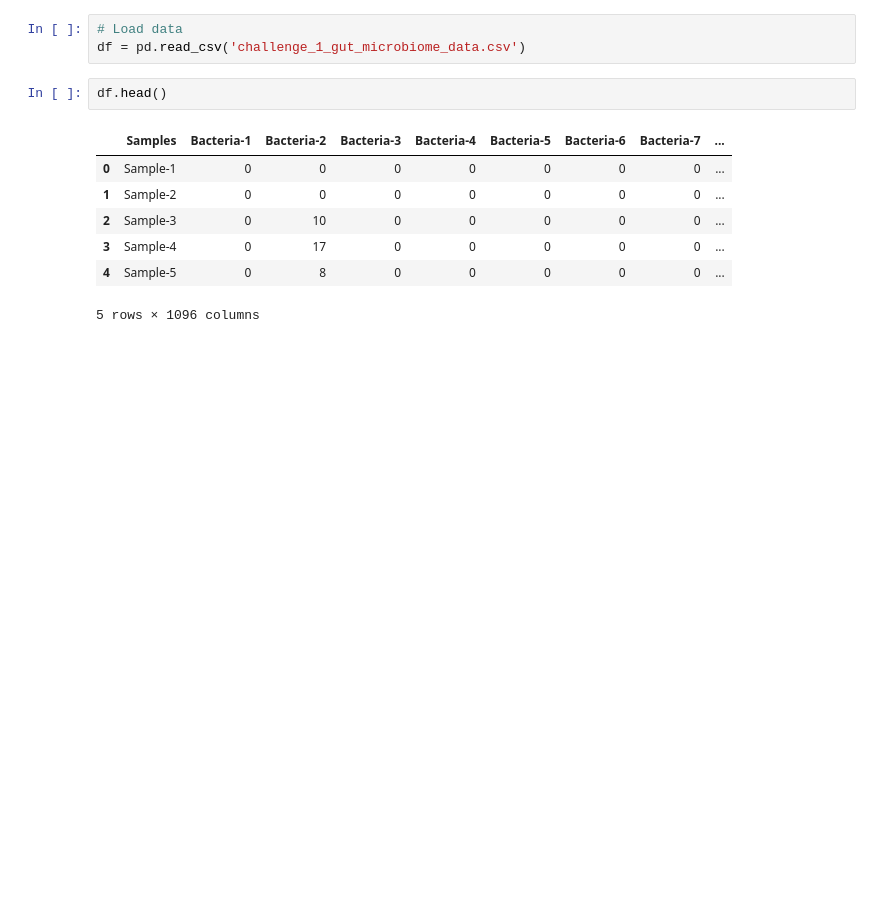
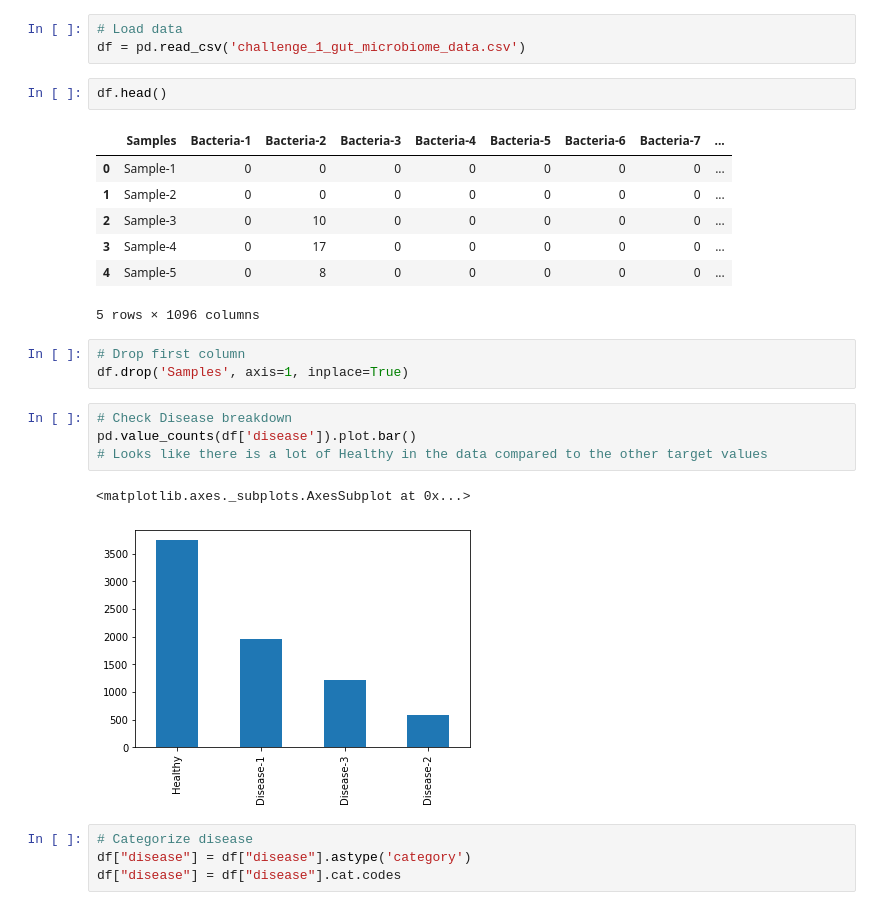
Before and after one commit to edimaudo/hackathon_coding_challenges, a Jupyter notebook: pharma_hacks/Pharmahacks.ipynb, the cells around one changed output. Saved outputs shown, nothing was run; the diff lists cells and outputs as text; blank space fills up the shorter version.

```diff
--- a/pharma_hacks/Pharmahacks.ipynb
+++ b/pharma_hacks/Pharmahacks.ipynb
@@ -345,6 +347,20 @@ df.head()
 | 3 | Sample-4 | 0 | 17 | 0 | 0 | 0 | 0 | 0 | ... |
 | 4 | Sample-5 | 0 | 8 | 0 | 0 | 0 | 0 | 0 | ... |
 5 rows × 1096 columns
+# %%
+# Drop first column
+df.drop('Samples', axis=1, inplace=True)
+# %%
+# Check Disease breakdown
+pd.value_counts(df['disease']).plot.bar()
+# Looks like there is a lot of Healthy in the data compared to the other target values
+# %% [output]
+<matplotlib.axes._subplots.AxesSubplot at 0x...>
+[figure, added]
+# %%
+# Categorize disease
+df["disease"] = df["disease"].astype('category')
+df["disease"] = df["disease"].cat.codes
 # %%
 # rescale all variables except the target variable
 df_scale = df.loc[:, df.columns!='disease']
```
Also changed, not shown: parts of 16 cells of this notebook.
